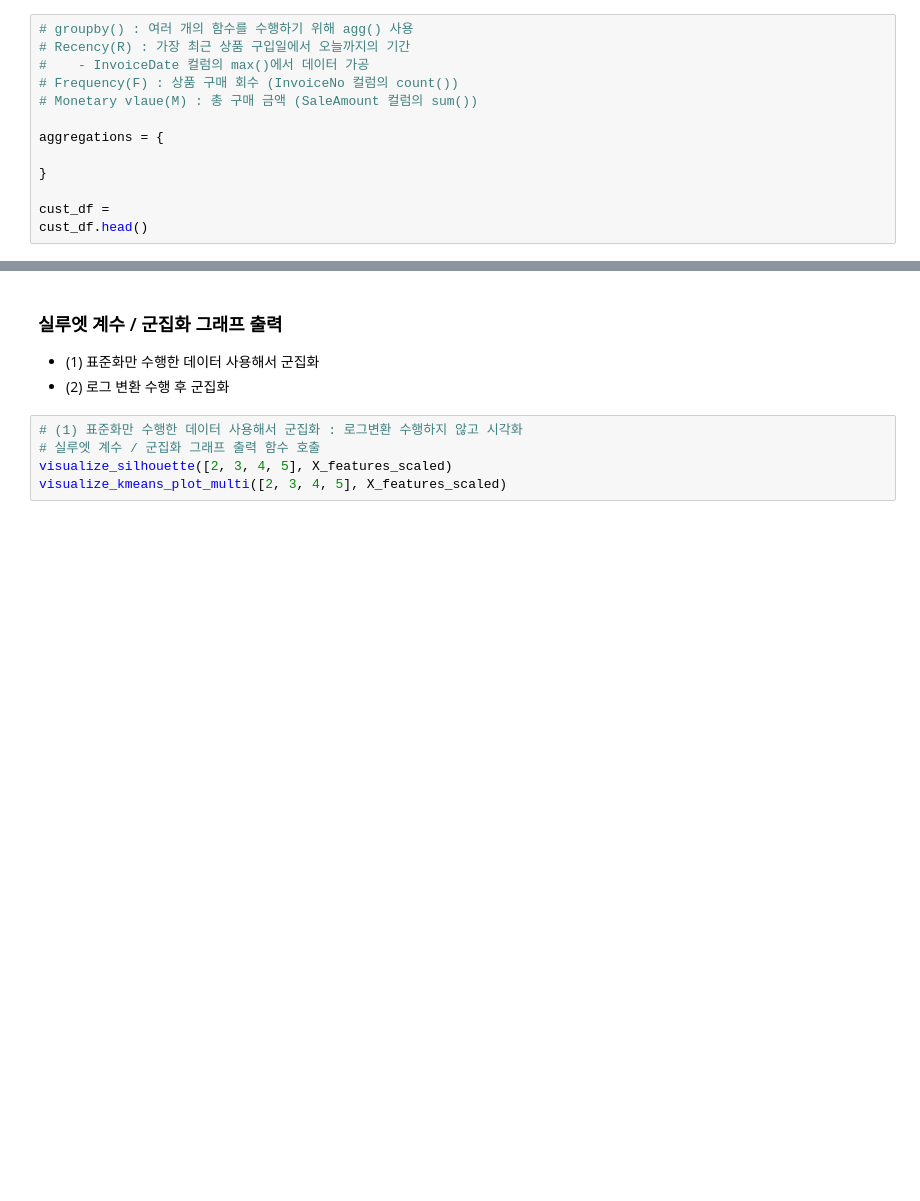
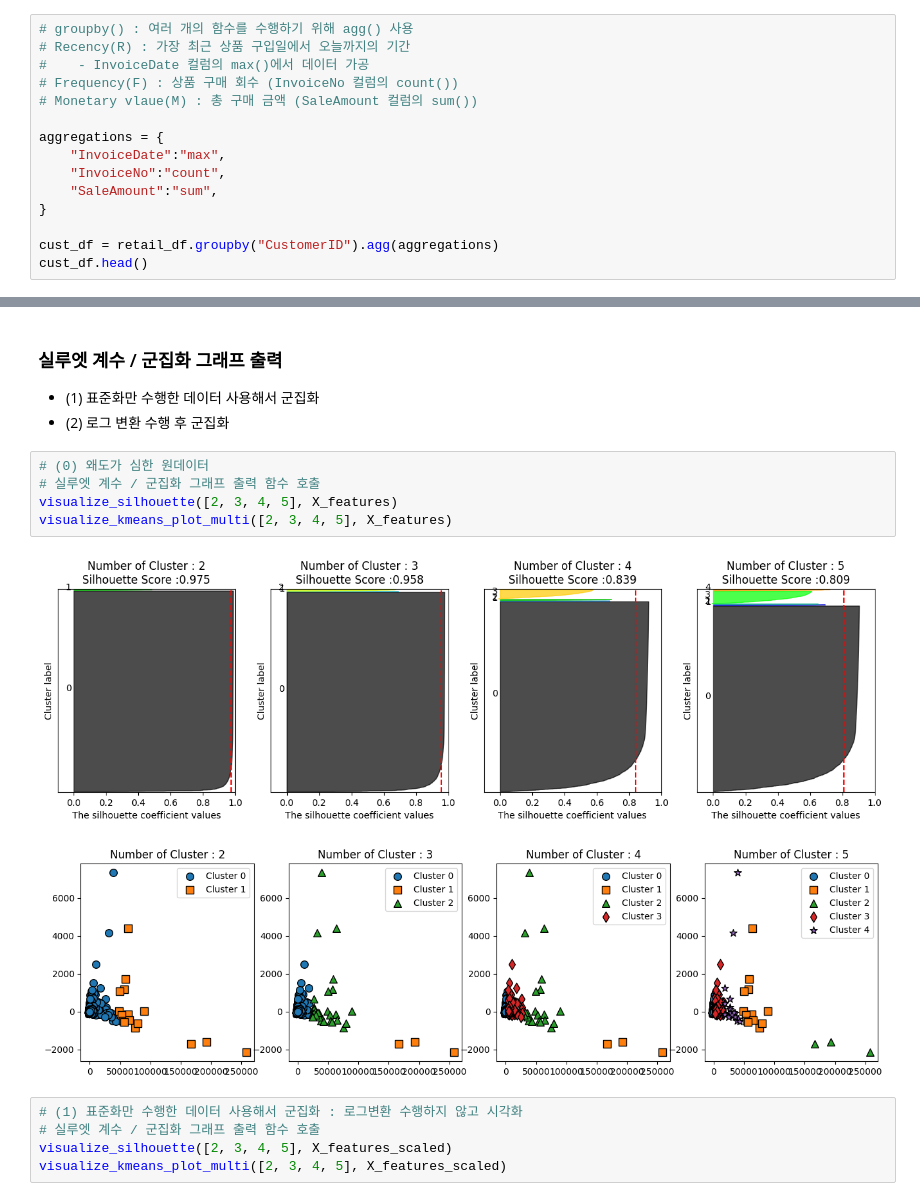
Before and after one commit to ahnyoungjoon00/a_data_engineer, a Jupyter notebook: j_dsde/DS/수업용0207/머신러닝/머신러닝25_군집화 예제-고객 세그먼테이션.ipynb, the cells around one changed output, grey strips where cells are left out. Cells and saved outputs as stored; diff of their text form; blank space fills up the shorter version.

```diff
--- a/j_dsde/DS/수업용0207/머신러닝/머신러닝25_군집화 예제-고객 세그먼테이션.ipynb
+++ b/j_dsde/DS/수업용0207/머신러닝/머신러닝25_군집화 예제-고객 세그먼테이션.ipynb
@@ -264,10 +330,12 @@ Name: SaleAmount, dtype: float64
 # Monetary vlaue(M) : 총 구매 금액 (SaleAmount 컬럼의 sum())
 
 aggregations = {
-
+    "InvoiceDate":"max",
+    "InvoiceNo":"count",
+    "SaleAmount":"sum",
 }
 
-cust_df =
+cust_df = retail_df.groupby("CustomerID").agg(aggregations)
 cust_df.head()
 # %% [output]
 |  | InvoiceDate | InvoiceNo | SaleAmount |
@@ -657,6 +731,14 @@ def visualize_kmeans_plot_multi(cluster_lists, X_features):
 ### 실루엣 계수 / 군집화 그래프 출력
 - (1) 표준화만 수행한 데이터 사용해서 군집화
 - (2) 로그 변환 수행 후 군집화
+# %%
+# (0) 왜도가 심한 원데이터
+# 실루엣 계수 / 군집화 그래프 출력 함수 호출
+visualize_silhouette([2, 3, 4, 5], X_features)
+visualize_kmeans_plot_multi([2, 3, 4, 5], X_features)
+# %% [output]
+[figure, added]
+[figure, added]
 # %%
 # (1) 표준화만 수행한 데이터 사용해서 군집화 : 로그변환 수행하지 않고 시각화
 # 실루엣 계수 / 군집화 그래프 출력 함수 호출
```
Also changed, not shown: parts of 48 cells of this notebook, 26 other files.
